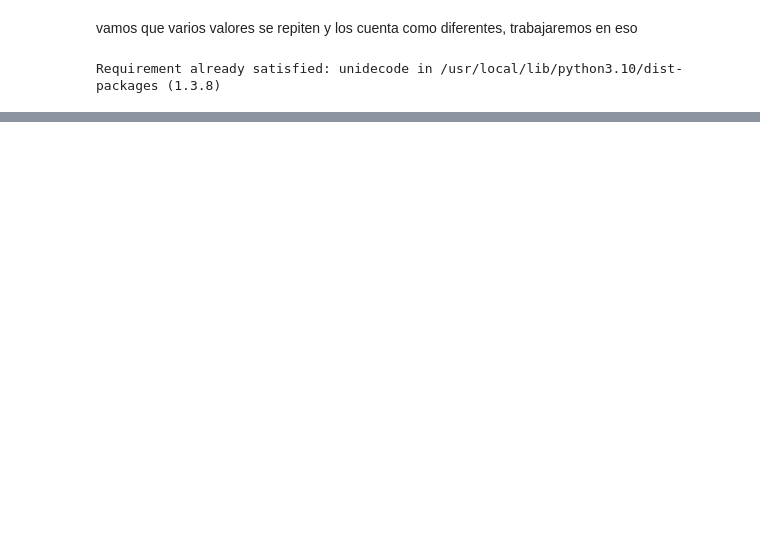
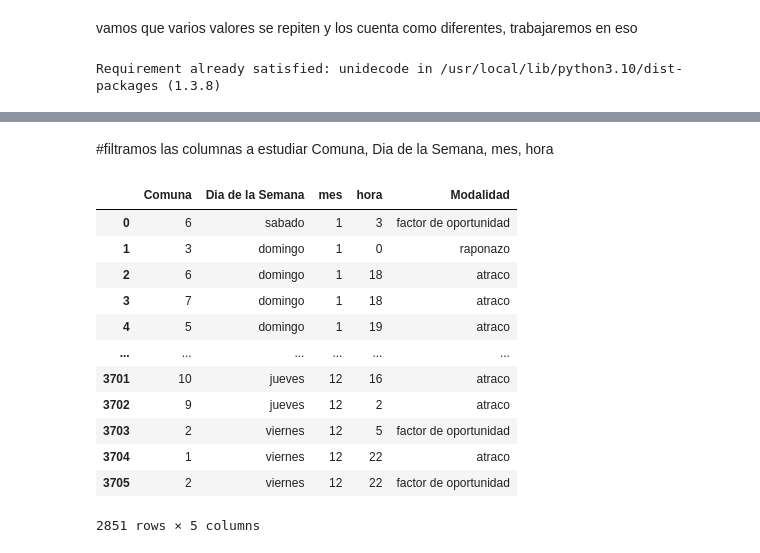
Before and after one commit to miguelreal90/prediccion_tipos_de_Hurto_municipio_Neiva, a Jupyter notebook: notebooks/prediccion_de_tipos_de_hurto_municipio_Neiva.ipynb, the cells around one changed output, grey strips where cells are left out. Cells and saved outputs as stored; diff of their text form; code cells hidden in the pictures; blank space fills up the shorter version.

```diff
--- a/notebooks/prediccion_de_tipos_de_hurto_municipio_Neiva.ipynb
+++ b/notebooks/prediccion_de_tipos_de_hurto_municipio_Neiva.ipynb
@@ -180,0 +329,27 @@ df.head()
+# %% [markdown]
+#filtramos las columnas a estudiar
+Comuna, Dia de la Semana, mes, hora
+# %%
+# columnas_deseadas es una lista con los nombres de las columnas que deseas mantener
+# Lista de columnas que deseas mantener
+columnas_deseadas = ['Comuna', 'Dia de la Semana', 'mes','hora','Modalidad']
+
+# Filtrar el DataFrame para incluir solo las columnas deseadas
+df_Estudiar = df_filtrado_comuna[columnas_deseadas]
+
+# Mostrar el DataFrame filtrado
+df_Estudiar
+# %% [output]
+|  | Comuna | Dia de la Semana | mes | hora | Modalidad |
+| 0 | 6 | sabado | 1 | 3 | factor de oportunidad |
+| 1 | 3 | domingo | 1 | 0 | raponazo |
+| 2 | 6 | domingo | 1 | 18 | atraco |
+| 3 | 7 | domingo | 1 | 18 | atraco |
+| 4 | 5 | domingo | 1 | 19 | atraco |
+| ... | ... | ... | ... | ... | ... |
+| 3701 | 10 | jueves | 12 | 16 | atraco |
+| 3702 | 9 | jueves | 12 | 2 | atraco |
+| 3703 | 2 | viernes | 12 | 5 | factor de oportunidad |
+| 3704 | 1 | viernes | 12 | 22 | atraco |
+| 3705 | 2 | viernes | 12 | 22 | factor de oportunidad |
+2851 rows × 5 columns
```
Also changed, not shown: parts of 33 cells of this notebook.
